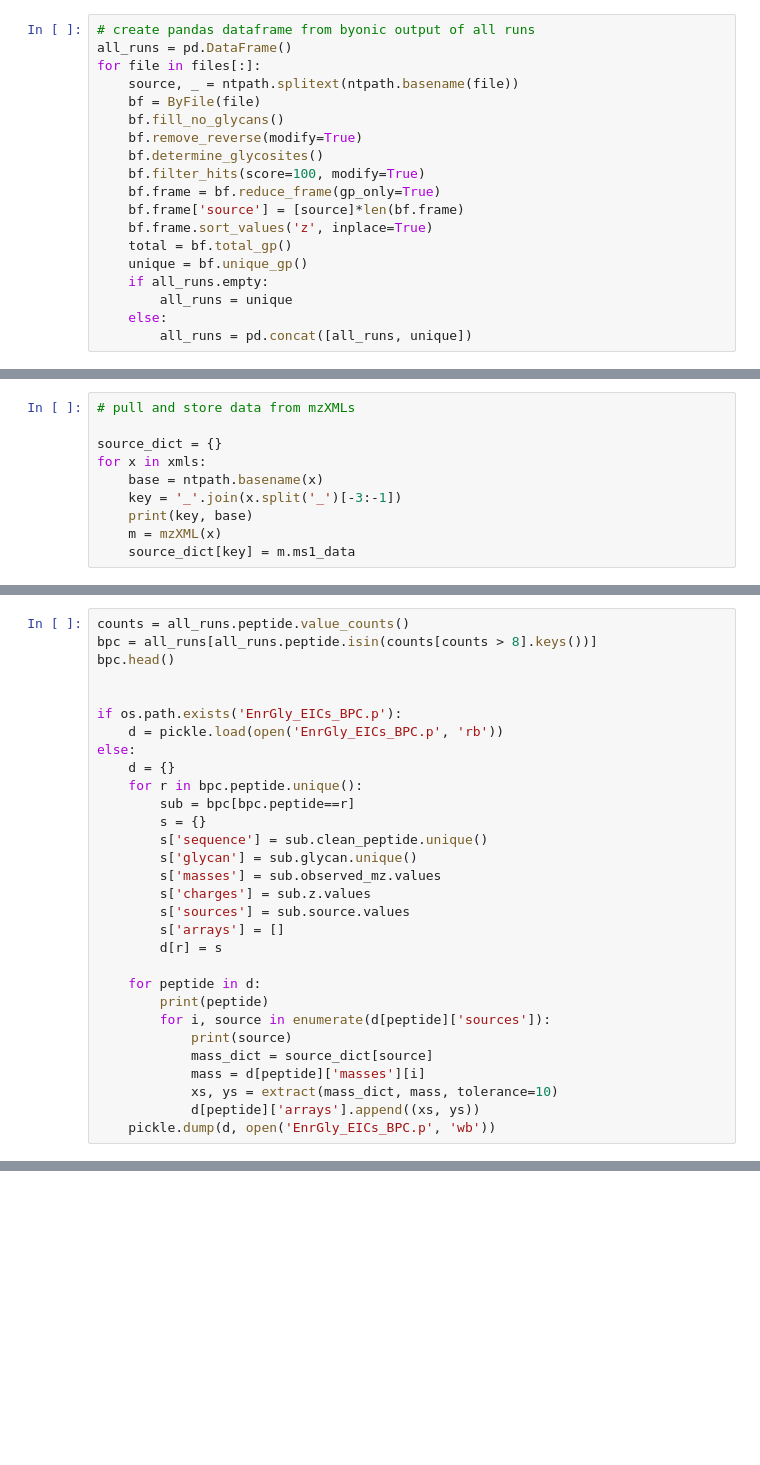
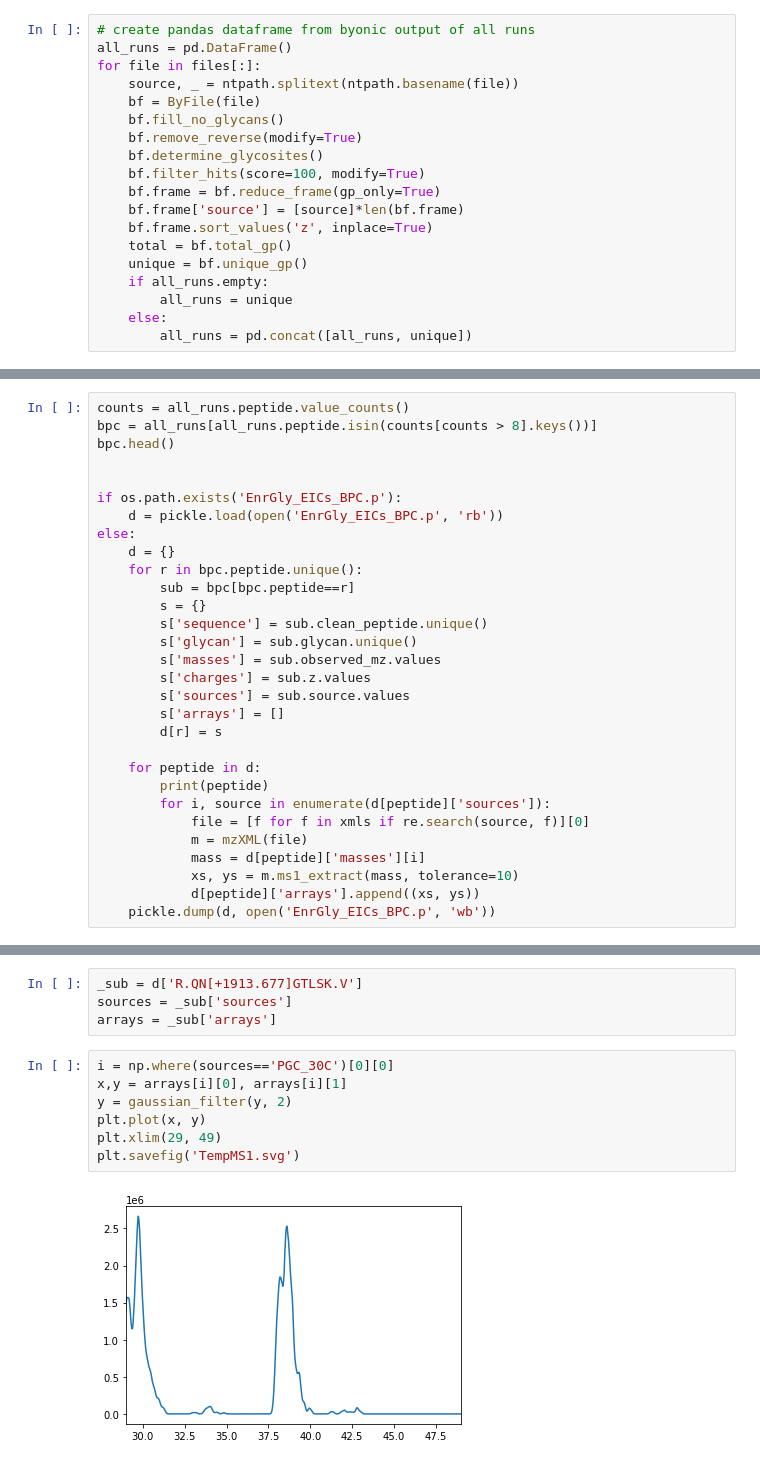
Before and after one commit to grahamdelafield/PGC_Parallel_Comp, a Jupyter notebook: StdEnr/StdEnr_MS1Traces_BPC.ipynb, the cells around one changed output, grey strips where cells are left out. Saved outputs shown, nothing was run; the diff lists cells and outputs as text; blank space fills up the shorter version.

```diff
--- a/StdEnr/StdEnr_MS1Traces_BPC.ipynb
+++ b/StdEnr/StdEnr_MS1Traces_BPC.ipynb
@@ -61,13 +50,3 @@ all_runs[all_runs.peptide=='R.N[+1378.476]LTK.D']
 | 6138 | NLTK | HexNAc(2)Hex(6) | 2 | 927.3881 | 1853.7632 | 61 | 404.01 | 404.01 | 5.70 | ... |
 | 5192 | NLTK | HexNAc(2)Hex(6) | 2 | 927.3874 | 1853.7632 | 61 | 329.28 | 329.28 | 4.36 | ... |
 | 4914 | NLTK | HexNAc(2)Hex(6) | 2 | 927.3883 | 1853.7632 | 61 | 334.29 | 334.29 | 4.27 | ... |
-# %%
-# pull and store data from mzXMLs
-
-source_dict = {}
-for x in xmls:
-    base = ntpath.basename(x)
-    key = '_'.join(x.split('_')[-3:-1])
-    print(key, base)
-    m = mzXML(x)
-    source_dict[key] = m.ms1_data
@@ -108,10 +74,10 @@ else:
     for peptide in d:
         print(peptide)
         for i, source in enumerate(d[peptide]['sources']):
-            print(source)
-            mass_dict = source_dict[source]
+            file = [f for f in xmls if re.search(source, f)][0]
+            m = mzXML(file)
             mass = d[peptide]['masses'][i]
-            xs, ys = extract(mass_dict, mass, tolerance=10)
+            xs, ys = m.ms1_extract(mass, tolerance=10)
             d[peptide]['arrays'].append((xs, ys))
     pickle.dump(d, open('EnrGly_EICs_BPC.p', 'wb'))
 # %%
@@ -170,0 +147,13 @@ KeyboardInterrupt:
+# %%
+_sub = d['R.QN[+1913.677]GTLSK.V']
+sources = _sub['sources']
+arrays = _sub['arrays']
+# %%
+i = np.where(sources=='PGC_30C')[0][0]
+x,y = arrays[i][0], arrays[i][1]
+y = gaussian_filter(y, 2)
+plt.plot(x, y)
+plt.xlim(29, 49)
+plt.savefig('TempMS1.svg')
+# %% [output]
+[figure, added]
```
Also changed, not shown: parts of 7 cells of this notebook, 34 other files.
